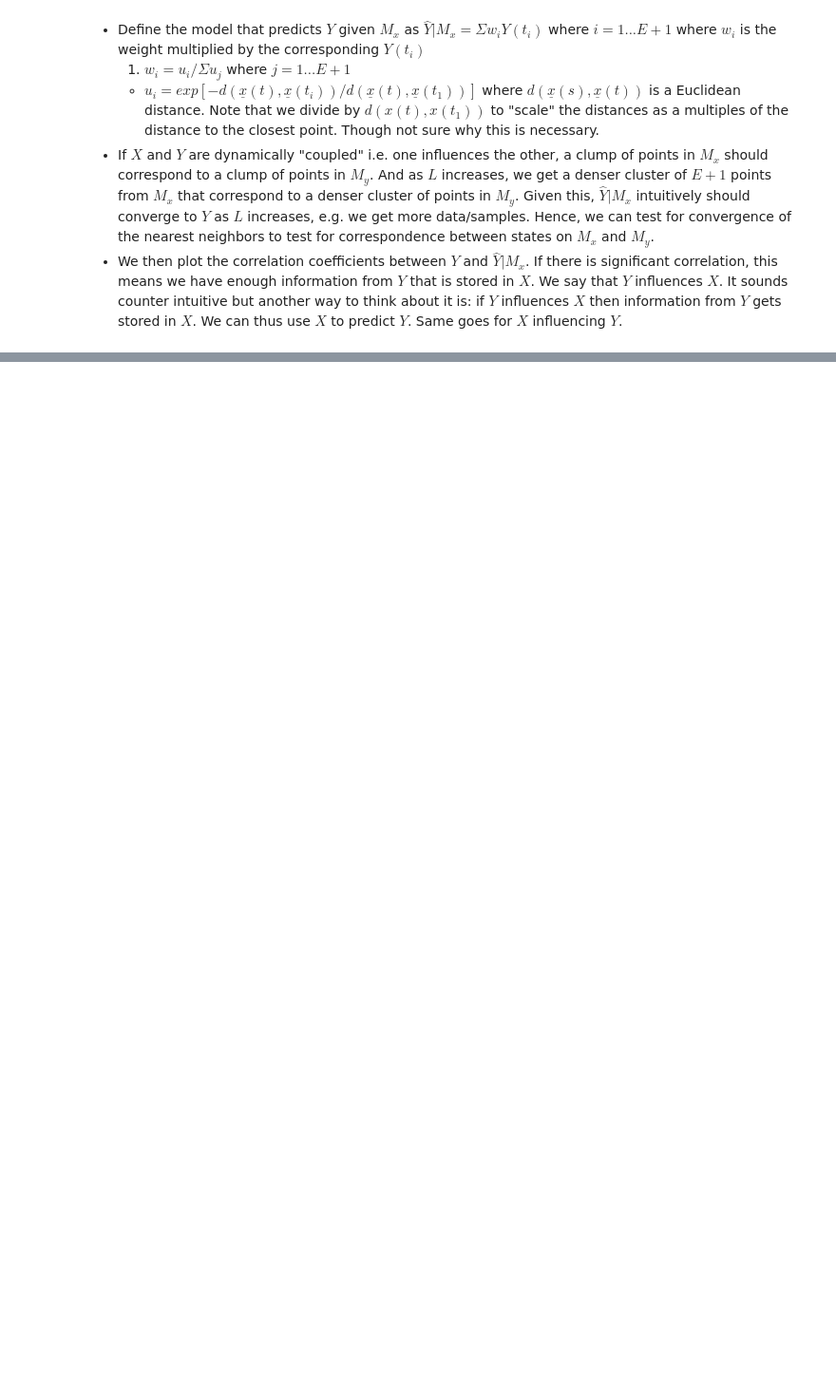
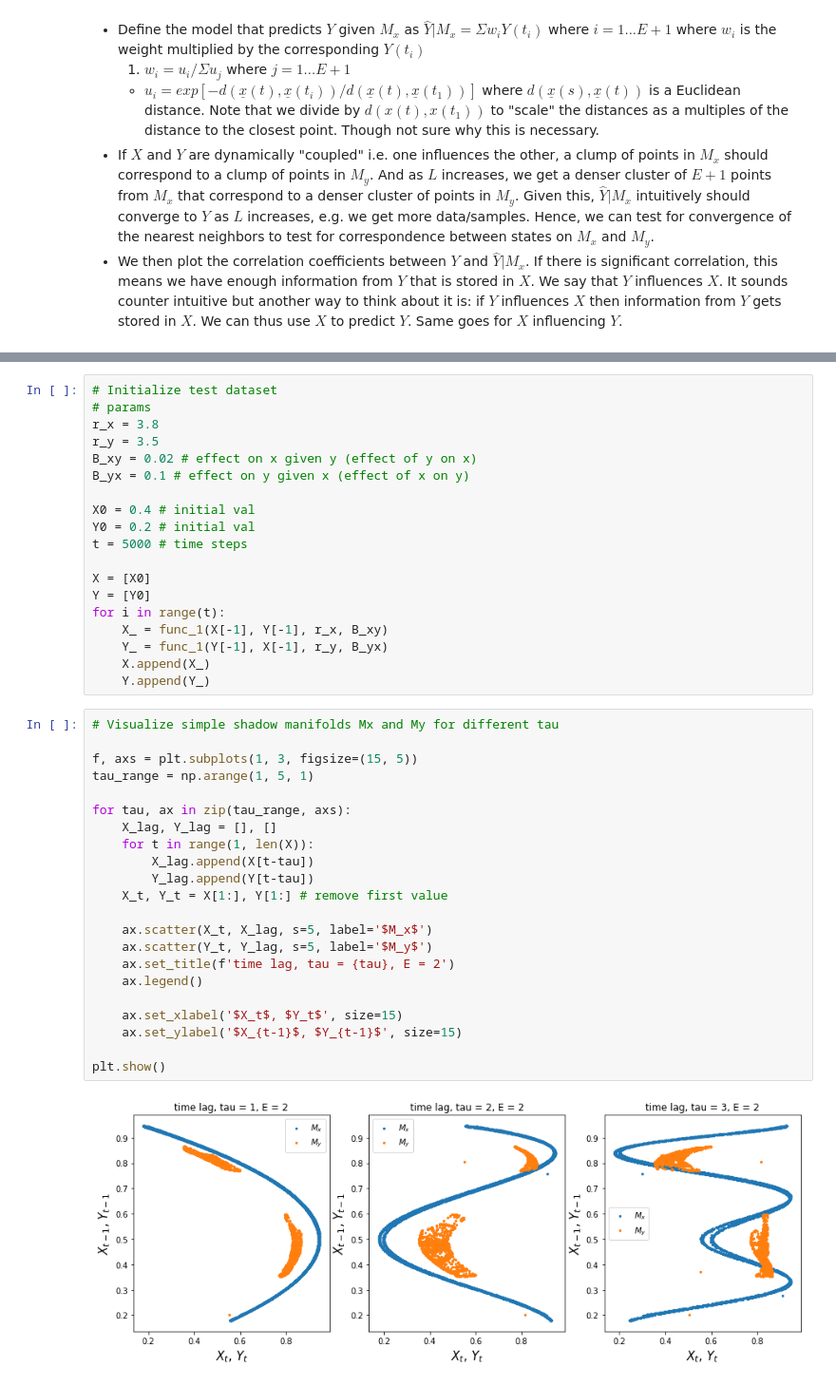
Before and after one commit to PrinceJavier/convergent_cross_mapping_import, a Jupyter notebook: ccm_sugihara.ipynb, the cells around one changed output, grey strips where cells are left out. Shown at 95% size. Drawn from its saved outputs; the diff is of its cells as text; blank space fills up the shorter version.

```diff
--- a/ccm_sugihara.ipynb
+++ b/ccm_sugihara.ipynb
@@ -185,0 +300,43 @@ def predict(Y, t, E, t_steps, dists):
+# %%
+# Initialize test dataset
+# params
+r_x = 3.8
+r_y = 3.5
+B_xy = 0.02 # effect on x given y (effect of y on x)
+B_yx = 0.1 # effect on y given x (effect of x on y)
+
+X0 = 0.4 # initial val
+Y0 = 0.2 # initial val
+t = 5000 # time steps
+
+X = [X0]
+Y = [Y0]
+for i in range(t):
+    X_ = func_1(X[-1], Y[-1], r_x, B_xy)
+    Y_ = func_1(Y[-1], X[-1], r_y, B_yx)
+    X.append(X_)
+    Y.append(Y_)
+# %%
+# Visualize simple shadow manifolds Mx and My for different tau
+
+f, axs = plt.subplots(1, 3, figsize=(15, 5))
+tau_range = np.arange(1, 5, 1)
+
+for tau, ax in zip(tau_range, axs):
+    X_lag, Y_lag = [], []
+    for t in range(1, len(X)):
+        X_lag.append(X[t-tau])
+        Y_lag.append(Y[t-tau])
+    X_t, Y_t = X[1:], Y[1:] # remove first value
+
+    ax.scatter(X_t, X_lag, s=5, label='$M_x$')
+    ax.scatter(Y_t, Y_lag, s=5, label='$M_y$')
+    ax.set_title(f'time lag, tau = {tau}, E = 2')
+    ax.legend()
+
+    ax.set_xlabel('$X_t$, $Y_t$', size=15)
+    ax.set_ylabel('$X_{t-1}$, $Y_{t-1}$', size=15)
+
+plt.show()
+# %% [output]
+[figure, added]
```
Also changed, not shown: parts of 41 cells of this notebook, 2 other files.
